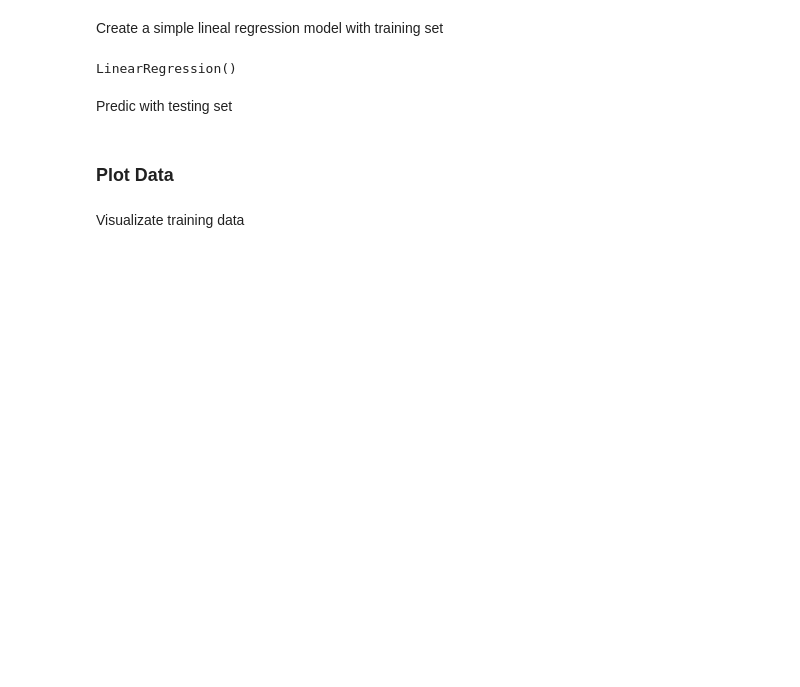
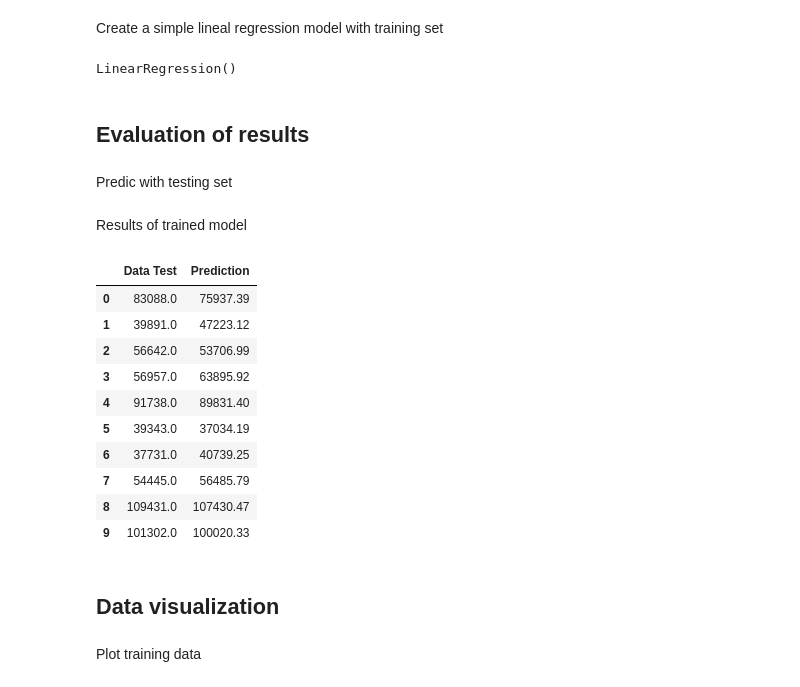
Before and after one commit to pelka/Data_Science_Simple_Algorithms, a Jupyter notebook: Python/models/regression_models/simple_linear_regression.ipynb, the cells around one changed output. Saved outputs shown, nothing was run; the diff lists cells and outputs as text; code cells hidden in the pictures; blank space fills up the shorter version.

```diff
--- a/Python/models/regression_models/simple_linear_regression.ipynb
+++ b/Python/models/regression_models/simple_linear_regression.ipynb
@@ -30,14 +30,37 @@ model = LinearRegression()
 model.fit(X_train, y_train)
 # %% [output]
 LinearRegression()
+# %% [markdown]
+## Evaluation of results
 # %% [markdown]
 Predic with testing set
 # %%
 y_pred = model.predict(X_test)
+# %% [markdown]
+Results of trained model
+# %%
+results = pd.DataFrame({
+    'Data Test': y_test,
+    'Prediction': np.around(y_pred, decimals=2)
+})
+
+display(results)
+# %% [output]
+|  | Data Test | Prediction |
+| 0 | 83088.0 | 75937.39 |
+| 1 | 39891.0 | 47223.12 |
+| 2 | 56642.0 | 53706.99 |
+| 3 | 56957.0 | 63895.92 |
+| 4 | 91738.0 | 89831.40 |
+| 5 | 39343.0 | 37034.19 |
+| 6 | 37731.0 | 40739.25 |
+| 7 | 54445.0 | 56485.79 |
+| 8 | 109431.0 | 107430.47 |
+| 9 | 101302.0 | 100020.33 |
 # %% [markdown]
-### Plot Data
+## Data visualization
 # %% [markdown]
-Visualizate training data
+Plot training data
 # %%
 plt.style.use('fivethirtyeight')
 plt.scatter(X_train, y_train)
```
Also changed, not shown: parts of 5 cells of this notebook, 3 other files.
